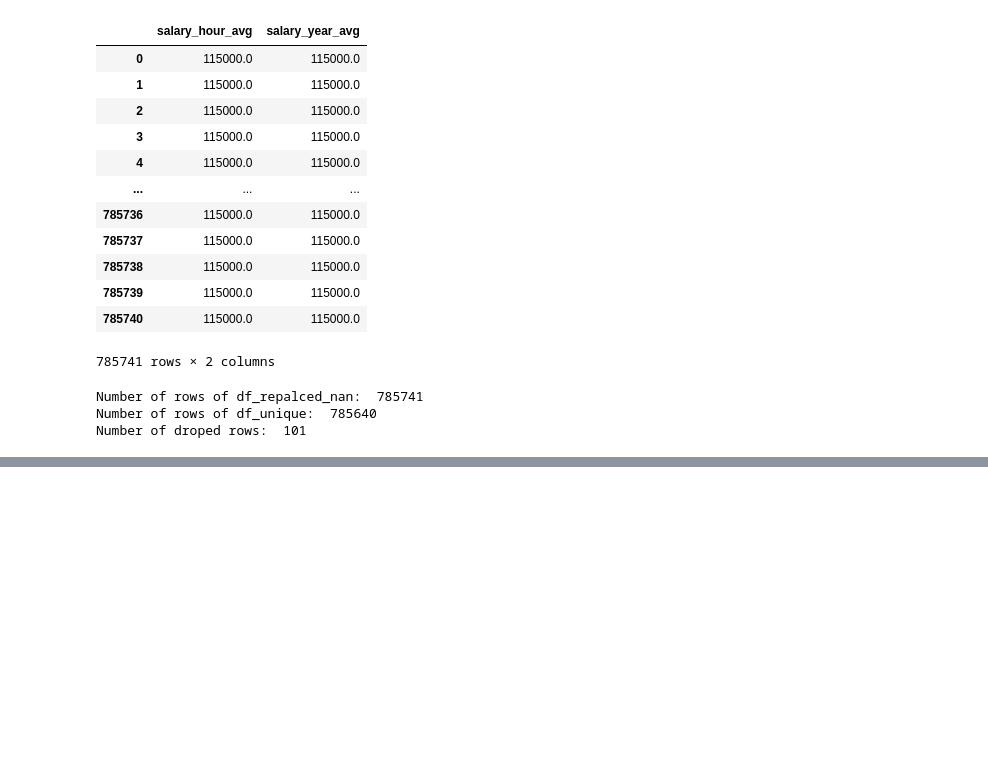
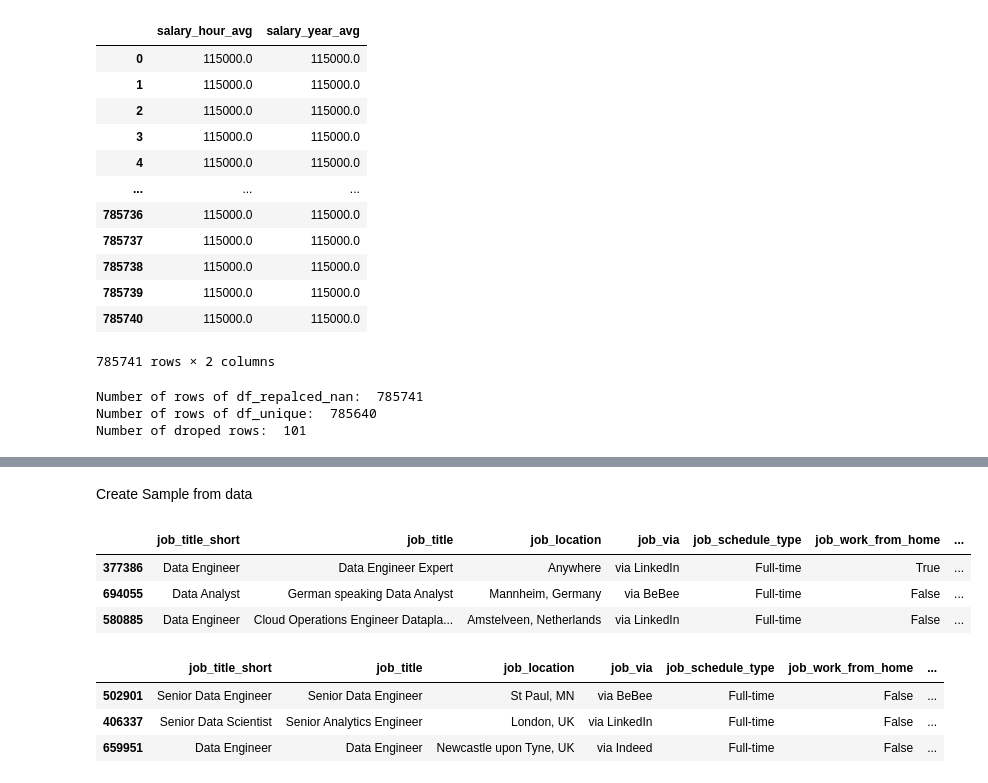
Before and after one commit to sirous-yn/SQL_Python, a Jupyter notebook: Advanced/pandas_accessing_data.ipynb, the cells around one changed output, grey strips where cells are left out. Saved outputs shown, nothing was run; the diff lists cells and outputs as text; code cells hidden in the pictures; blank space fills up the shorter version.

```diff
--- a/Advanced/pandas_accessing_data.ipynb
+++ b/Advanced/pandas_accessing_data.ipynb
@@ -155,0 +184,18 @@ Number of droped rows:  101
+# %% [markdown]
+Create Sample from data
+# %%
+#creates random samples from data with 3 rows
+df.sample(3)
+# %% [output]
+|  | job_title_short | job_title | job_location | job_via | job_schedule_type | job_work_from_home | ... |
+| 377386 | Data Engineer | Data Engineer Expert | Anywhere | via LinkedIn | Full-time | True | ... |
+| 694055 | Data Analyst | German speaking Data Analyst | Mannheim, Germany | via BeBee | Full-time | False | ... |
+| 580885 | Data Engineer | Cloud Operations Engineer Datapla... | Amstelveen, Netherlands | via LinkedIn | Full-time | False | ... |
+# %%
+#keeping the same sample from data , 42 has a historical background, other than that it means nothing
+df.sample(3,random_state=42)
+# %% [output]
+|  | job_title_short | job_title | job_location | job_via | job_schedule_type | job_work_from_home | ... |
+| 502901 | Senior Data Engineer | Senior Data Engineer | St Paul, MN | via BeBee | Full-time | False | ... |
+| 406337 | Senior Data Scientist | Senior Analytics Engineer | London, UK | via LinkedIn | Full-time | False | ... |
+| 659951 | Data Engineer | Data Engineer | Newcastle upon Tyne, UK | via Indeed | Full-time | False | ... |
```
Also changed, not shown: parts of 2 cells of this notebook, 4 other files.
